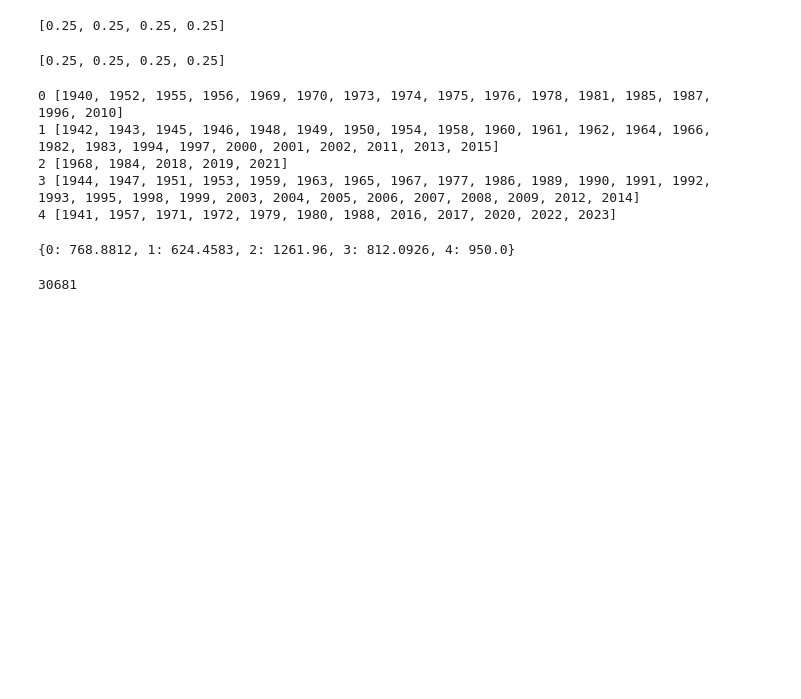
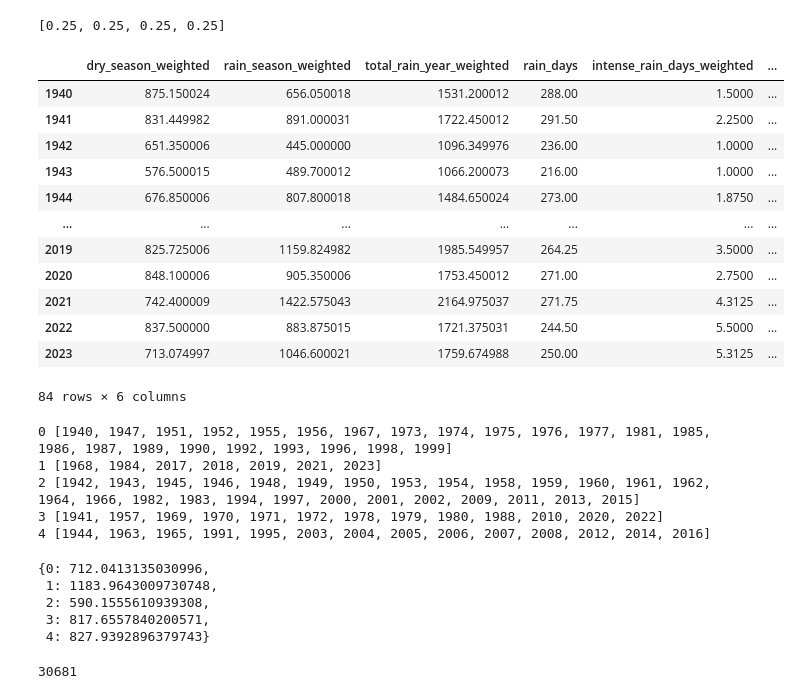
Before and after one commit to KwenteaneResearch/weather_checker, a Jupyter notebook: notebooks/analog_years_classifier.ipynb, the cells around one changed output. Drawn from its saved outputs; the diff is of its cells as text; code cells hidden in the pictures; blank space fills up the shorter version.

```diff
--- a/notebooks/analog_years_classifier.ipynb
+++ b/notebooks/analog_years_classifier.ipynb
@@ -84,18 +106,16 @@ Timezone difference to GMT+0 0 s
 # %%
-locations_weights = [1/len(actual_weather) for i in range(len(actual_weather))]
+#defining the weights list for all location
+locations_weights = [1/len(cocoa) for i in range(len(cocoa))]
 locations_weights
 # %% [output]
 [0.25, 0.25, 0.25, 0.25]
 # %%
 #Building a country climatology from all gps locations
-locations_weights = [1/len(actual_weather) for i in range(len(actual_weather))]
-print(locations_weights)
-
 def climatology_build(weather_per_location):
 
     country_weather = pd.DataFrame()
-    for locations in range(len(actual_weather)):
-        weather_point = pd.DataFrame(actual_weather[locations])
+    for locations in range(len(weather_per_location)):
+        weather_point = pd.DataFrame(weather_per_location[locations])
 
         #adding year column and month_number column
         weather_point['month_number'] = weather_point['date'].dt.month
@@ -124,6 +144,7 @@ def climatology_build(weather_per_location):
         weather_total["rain_season_weighted"] = weather_total["rain_season"] * weather_total["location_weight"]
         weather_total["total_rain_year_weighted"] = weather_total["total_year_rain"] * weather_total["location_weight"]
         weather_total["intense_rain_days_weighted"] = weather_total["intense_rain_days"] * weather_total["location_weight"]
+        #possible to weight the number of rain days
 
         #concatenating into the country dataframe with details per GPS point
         country_weather = pd.concat([country_weather,weather_total])
@@ -137,21 +158,34 @@ def climatology_build(weather_per_location):
         country_climatology = pd.concat([country_weather_dry_season, country_weather_rain_season,country_weather_rain,country_weather_rain_days,country_weather_intense_rain], axis=1)
 
     return country_climatology
-# %% [output]
-[0.25, 0.25, 0.25, 0.25]
 # %%
 cocoa_climatology = climatology_build(cocoa)
+# %%
+cocoa_climatology
+# %% [output]
+|  | dry_season_weighted | rain_season_weighted | total_rain_year_weighted | rain_days | intense_rain_days_weighted | ... |
+| 1940 | 875.150024 | 656.050018 | 1531.200012 | 288.00 | 1.5000 | ... |
+| 1941 | 831.449982 | 891.000031 | 1722.450012 | 291.50 | 2.2500 | ... |
+| 1942 | 651.350006 | 445.000000 | 1096.349976 | 236.00 | 1.0000 | ... |
+| 1943 | 576.500015 | 489.700012 | 1066.200073 | 216.00 | 1.0000 | ... |
+| 1944 | 676.850006 | 807.800018 | 1484.650024 | 273.00 | 1.8750 | ... |
+| ... | ... | ... | ... | ... | ... | ... |
+| 2019 | 825.725006 | 1159.824982 | 1985.549957 | 264.25 | 3.5000 | ... |
+| 2020 | 848.100006 | 905.350006 | 1753.450012 | 271.00 | 2.7500 | ... |
+| 2021 | 742.400009 | 1422.575043 | 2164.975037 | 271.75 | 4.3125 | ... |
+| 2022 | 837.500000 | 883.875015 | 1721.375031 | 244.50 | 5.5000 | ... |
+| 2023 | 713.074997 | 1046.600021 | 1759.674988 | 250.00 | 5.3125 | ... |
+84 rows × 6 columns
 # %%
-from sklearn.cluster import KMeans
 # Fit K-means
 km = KMeans(n_clusters=5)
 km.fit(cocoa_climatology)
-country_climatology["year_group"] = km.labels_
-country_climatology
+cocoa_climatology["year_group"] = km.labels_
+cocoa_climatology
 
 def group_index_to_list(group):
     return list(group.index)
-grouped_index_lists = country_climatology.groupby('year_group').apply(group_index_to_list, include_groups = False)
+grouped_index_lists = cocoa_climatology.groupby('year_group').apply(group_index_to_list, include_groups = False)
 
 for i in range(len(grouped_index_lists)):
     print(f"{i} {grouped_index_lists[i]}")
@@ -159,13 +193,17 @@ for i in range(len(grouped_index_lists)):
 rain_season_cumul = {}
 for i in range(len(grouped_index_lists)):
     crop_years = grouped_index_lists[i]
-    rain_season_type = weather_total[weather_total.index.isin(crop_years)]
-    rain_season_cumul[i] = rain_season_type["rain_season"].mean()
+    rain_season_type = cocoa_climatology[cocoa_climatology.index.isin(crop_years)]
+    rain_season_cumul[i] = rain_season_type["rain_season_weighted"].mean()
 rain_season_cumul
 # %% [output]
-0 [1940, 1952, 1955, 1956, 1969, 1970, 1973, 1974, 1975, 1976, 1978, 1981, 1985, 1987, 1996, 2010]
-1 [1942, 1943, 1945, 1946, 1948, 1949, 1950, 1954, 1958, 1960, 1961, 1962, 1964, 1966, 1982, 1983, 1994, 1997, 2000, 2001, 2002, 2011, 2013, 2015]
-2 [1968, 1984, 2018, 2019, 2021]
-3 [1944, 1947, 1951, 1953, 1959, 1963, 1965, 1967, 1977, 1986, 1989, 1990, 1991, 1992, 1993, 1995, 1998, 1999, 2003, 2004, 2005, 2006, 2007, 2008, 2009, 2012, 2014]
-4 [1941, 1957, 1971, 1972, 1979, 1980, 1988, 2016, 2017, 2020, 2022, 2023]
+0 [1940, 1947, 1951, 1952, 1955, 1956, 1967, 1973, 1974, 1975, 1976, 1977, 1981, 1985, 1986, 1987, 1989, 1990, 1992, 1993, 1996, 1998, 1999]
+1 [1968, 1984, 2017, 2018, 2019, 2021, 2023]
+2 [1942, 1943, 1945, 1946, 1948, 1949, 1950, 1953, 1954, 1958, 1959, 1960, 1961, 1962, 1964, 1966, 1982, 1983, 1994, 1997, 2000, 2001, 2002, 2009, 2011, 2013, 2015]
+3 [1941, 1957, 1969, 1970, 1971, 1972, 1978, 1979, 1980, 1988, 2010, 2020, 2022]
+4 [1944, 1963, 1965, 1991, 1995, 2003, 2004, 2005, 2006, 2007, 2008, 2012, 2014, 2016]
-{0: 768.8812, 1: 624.4583, 2: 1261.96, 3: 812.0926, 4: 950.0}
+{0: 712.0413135030996,
+ 1: 1183.9643009730748,
+ 2: 590.1555610939308,
+ 3: 817.6557840200571,
+ 4: 827.9392896379743}
```
Also changed, not shown: parts of 3 cells of this notebook.
